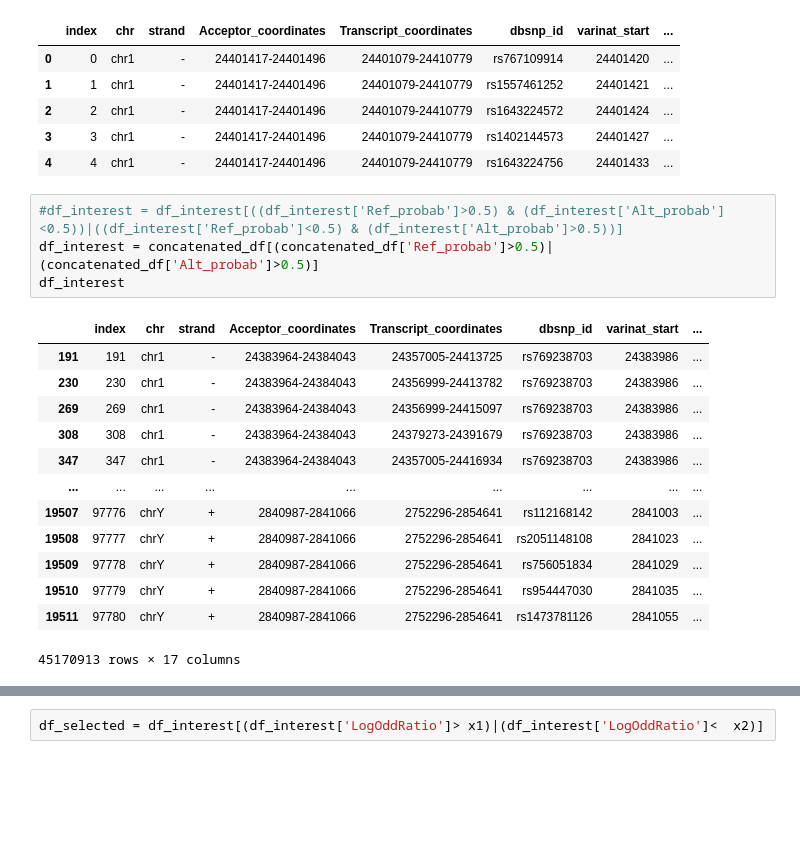
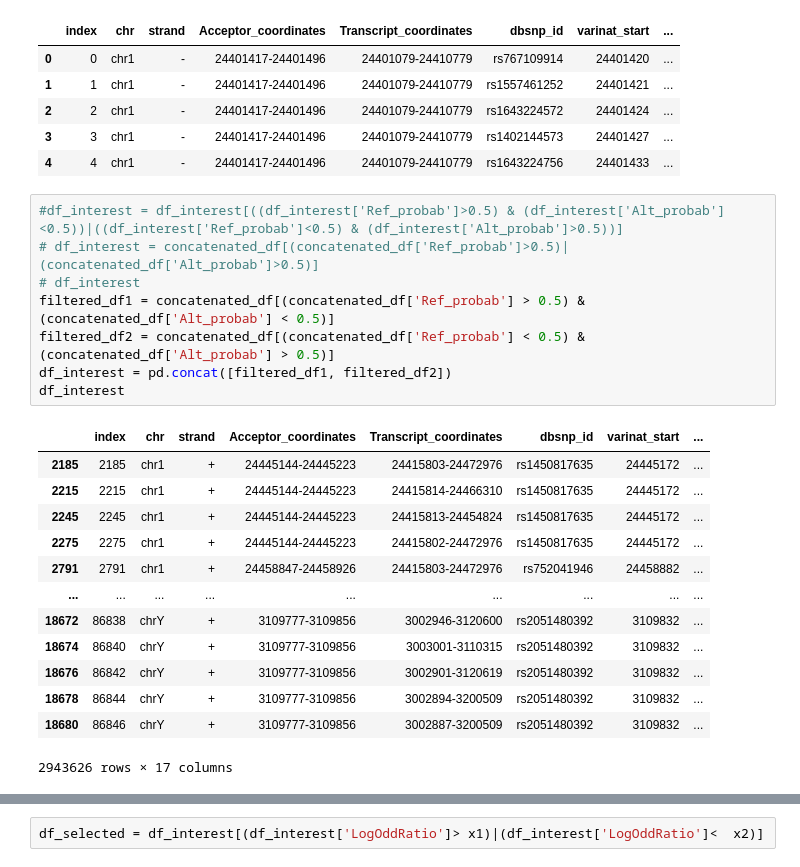
Before and after one commit to duttaprat/Postdoc, a Jupyter notebook: PSB_2024/DNABERT_output/Acceptor_probability_all.ipynb, the cells around one changed output, grey strips where cells are left out. Drawn from its saved outputs; the diff is of its cells as text; blank space fills up the shorter version.

```diff
--- a/PSB_2024/DNABERT_output/Acceptor_probability_all.ipynb
+++ b/PSB_2024/DNABERT_output/Acceptor_probability_all.ipynb
@@ -96,21 +96,25 @@ concatenated_df.head()
 | 4 | 4 | chr1 | - | 24401417-24401496 | 24401079-24410779 | rs1643224756 | 24401433 | ... |
 # %%
 #df_interest = df_interest[((df_interest['Ref_probab']>0.5) & (df_interest['Alt_probab']<0.5))|((df_interest['Ref_probab']<0.5) & (df_interest['Alt_probab']>0.5))]
-df_interest = concatenated_df[(concatenated_df['Ref_probab']>0.5)|(concatenated_df['Alt_probab']>0.5)]
+# df_interest = concatenated_df[(concatenated_df['Ref_probab']>0.5)|(concatenated_df['Alt_probab']>0.5)]
+# df_interest
+filtered_df1 = concatenated_df[(concatenated_df['Ref_probab'] > 0.5) & (concatenated_df['Alt_probab'] < 0.5)]
+filtered_df2 = concatenated_df[(concatenated_df['Ref_probab'] < 0.5) & (concatenated_df['Alt_probab'] > 0.5)]
+df_interest = pd.concat([filtered_df1, filtered_df2])
 df_interest
 # %% [output]
 |  | index | chr | strand | Acceptor_coordinates | Transcript_coordinates | dbsnp_id | varinat_start | ... |
-| 191 | 191 | chr1 | - | 24383964-24384043 | 24357005-24413725 | rs769238703 | 24383986 | ... |
-| 230 | 230 | chr1 | - | 24383964-24384043 | 24356999-24413782 | rs769238703 | 24383986 | ... |
-| 269 | 269 | chr1 | - | 24383964-24384043 | 24356999-24415097 | rs769238703 | 24383986 | ... |
-| 308 | 308 | chr1 | - | 24383964-24384043 | 24379273-24391679 | rs769238703 | 24383986 | ... |
-| 347 | 347 | chr1 | - | 24383964-24384043 | 24357005-24416934 | rs769238703 | 24383986 | ... |
+| 2185 | 2185 | chr1 | + | 24445144-24445223 | 24415803-24472976 | rs1450817635 | 24445172 | ... |
+| 2215 | 2215 | chr1 | + | 24445144-24445223 | 24415814-24466310 | rs1450817635 | 24445172 | ... |
+| 2245 | 2245 | chr1 | + | 24445144-24445223 | 24415813-24454824 | rs1450817635 | 24445172 | ... |
+| 2275 | 2275 | chr1 | + | 24445144-24445223 | 24415802-24472976 | rs1450817635 | 24445172 | ... |
+| 2791 | 2791 | chr1 | + | 24458847-24458926 | 24415803-24472976 | rs752041946 | 24458882 | ... |
 | ... | ... | ... | ... | ... | ... | ... | ... | ... |
-| 19507 | 97776 | chrY | + | 2840987-2841066 | 2752296-2854641 | rs112168142 | 2841003 | ... |
-| 19508 | 97777 | chrY | + | 2840987-2841066 | 2752296-2854641 | rs2051148108 | 2841023 | ... |
-| 19509 | 97778 | chrY | + | 2840987-2841066 | 2752296-2854641 | rs756051834 | 2841029 | ... |
-| 19510 | 97779 | chrY | + | 2840987-2841066 | 2752296-2854641 | rs954447030 | 2841035 | ... |
-| 19511 | 97780 | chrY | + | 2840987-2841066 | 2752296-2854641 | rs1473781126 | 2841055 | ... |
+| 18672 | 86838 | chrY | + | 3109777-3109856 | 3002946-3120600 | rs2051480392 | 3109832 | ... |
+| 18674 | 86840 | chrY | + | 3109777-3109856 | 3003001-3110315 | rs2051480392 | 3109832 | ... |
+| 18676 | 86842 | chrY | + | 3109777-3109856 | 3002901-3120619 | rs2051480392 | 3109832 | ... |
+| 18678 | 86844 | chrY | + | 3109777-3109856 | 3002894-3200509 | rs2051480392 | 3109832 | ... |
+| 18680 | 86846 | chrY | + | 3109777-3109856 | 3002887-3200509 | rs2051480392 | 3109832 | ... |
-45170913 rows × 17 columns
+2943626 rows × 17 columns
 # %%
 # Plot the figure
```
Also changed, not shown: parts of 13 cells of this notebook, 9 other files.
